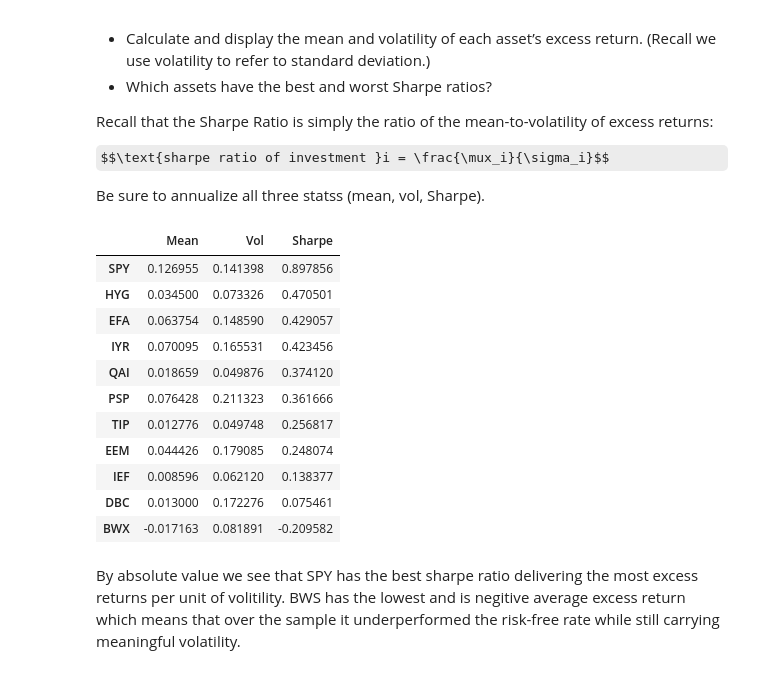
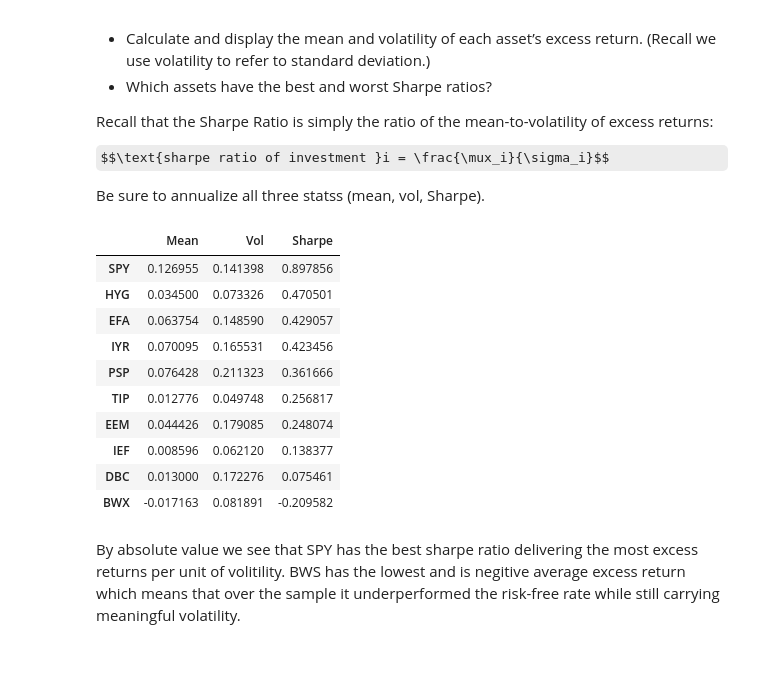
Before and after one commit to ltemry/FINM36700_GroupA, a Jupyter notebook: Harvard's%20Endowment.ipynb, the cells around one changed output. Cells and saved outputs as stored; diff of their text form; code cells hidden in the pictures; some formulas as TeX source.

```diff
--- a/Harvard's%20Endowment.ipynb
+++ b/Harvard's%20Endowment.ipynb
@@ -111,23 +119,20 @@ $$\text{sharpe ratio of investment }i = \frac{\mux_i}{\sigma_i}$$
 
 Be sure to annualize all three statss (mean, vol, Sharpe).
 # %%
-#QAI already dropped for us
+Rets = Excess_Rets.drop(columns = 'QAI')
 
-FREQ = 12 # Monthly Data
-
-stats = pd.DataFrame({'Mean' : Excess_Rets.mean() * FREQ,
-                      'Vol' : Excess_Rets.std() * np.sqrt(FREQ),})
+stats = pd.DataFrame({'Mean' : Rets.mean() * FREQ,
+                      'Vol' : Rets.std() * np.sqrt(FREQ),})
 
 stats['Sharpe'] = stats['Mean'] / stats['Vol']
 
 stats.sort_values('Sharpe', ascending = False)
 # %% [output]
 |  | Mean | Vol | Sharpe |
 | SPY | 0.126955 | 0.141398 | 0.897856 |
 | HYG | 0.034500 | 0.073326 | 0.470501 |
 | EFA | 0.063754 | 0.148590 | 0.429057 |
 | IYR | 0.070095 | 0.165531 | 0.423456 |
-| QAI | 0.018659 | 0.049876 | 0.374120 |
 | PSP | 0.076428 | 0.211323 | 0.361666 |
 | TIP | 0.012776 | 0.049748 | 0.256817 |
 | EEM | 0.044426 | 0.179085 | 0.248074 |
```
Also changed, not shown: parts of 20 cells of this notebook, 1 other file.
